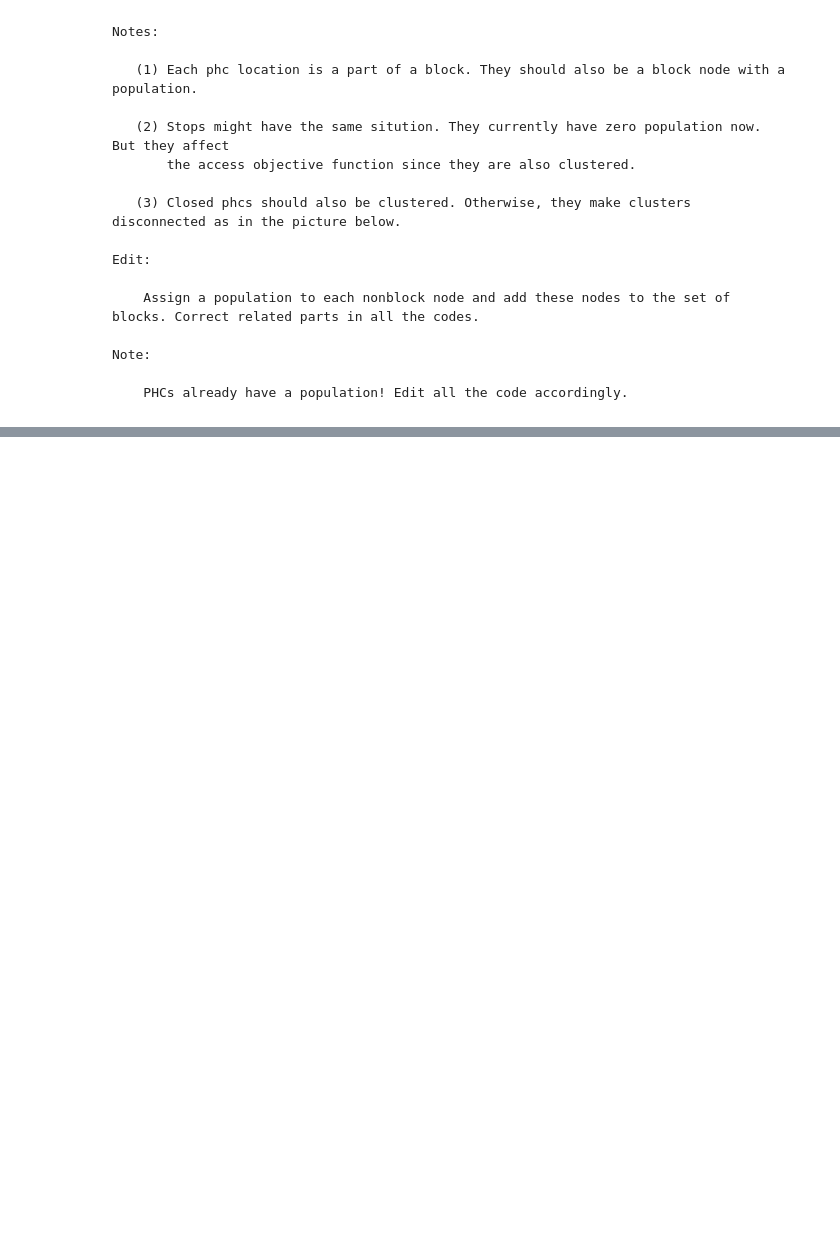
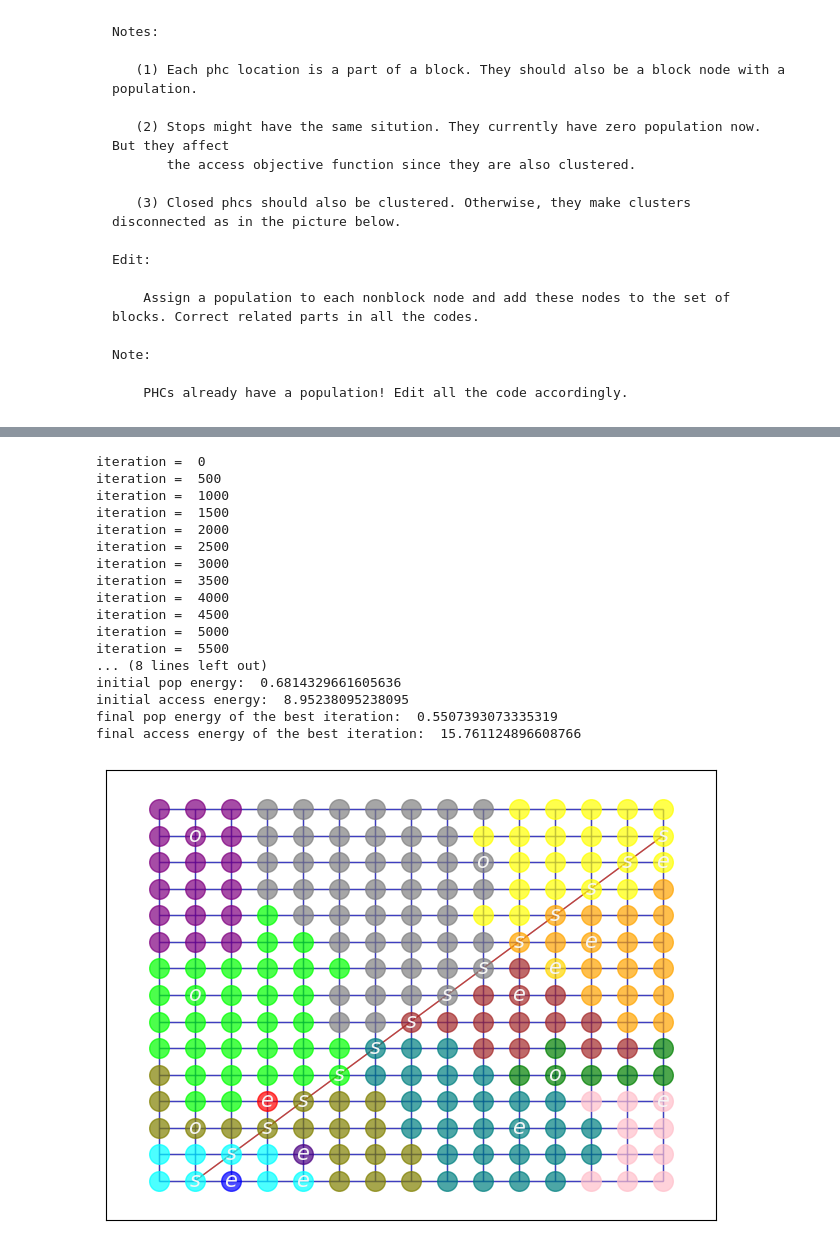
Before and after one commit to kirtisoglu/Chicago-ENCOUNTER-Network-Design, a Jupyter notebook: ricca/main2.ipynb, the cells around one changed output, grey strips where cells are left out. Drawn from its saved outputs; the diff is of its cells as text; code cells hidden in the pictures; blank space fills up the shorter version.

Commit message:
old bachelor completed

```diff
--- a/ricca/main2.ipynb
+++ b/ricca/main2.ipynb
@@ -169,0 +214,37 @@ AttributeError: 'tuple' object has no attribute 'keys'
+# %%
+alpha = 0.1
+num_iterations = 10000
+granularity = 0.001
+a = len(grid.keys())/2
+b = 1
+c = 1
+
+
+initial_OLD, initial_pop_OLD, initial_energy_pop_OLD, initial_energy_access_OLD, best_solution_OLD, best_energy_pop_OLD, best_energy_access_OLD= search.old_bachelor(G, grid, seeds, travel2, num_iterations, granularity, a, b, c, alpha)
+
+print("initial pop energy: ", initial_energy_pop_OLD)
+print("initial access energy: ", initial_energy_access_OLD)
+print("final pop energy of the best iteration: ", best_energy_pop_OLD)
+print("final access energy of the best iteration: ", best_energy_access_OLD)
+
+plot.plot_graph_clusters(G, V_stops, V_possible, V_existing, all_facilities, seeds, node_size, initial_OLD)
+plot.plot_graph_clusters(G, V_stops, V_possible, V_existing, all_facilities, seeds, node_size, best_solution_OLD)
+# %% [output]
+iteration =  0
+iteration =  500
+iteration =  1000
+iteration =  1500
+iteration =  2000
+iteration =  2500
+iteration =  3000
+iteration =  3500
+iteration =  4000
+iteration =  4500
+iteration =  5000
+iteration =  5500
+... (8 lines left out)
+initial pop energy:  0.6814329661605636
+initial access energy:  8.95238095238095
+final pop energy of the best iteration:  0.5507393073335319
+final access energy of the best iteration:  15.761124896608766
+[figure, added]
```
Also changed, not shown: parts of 16 cells of this notebook, 3 other files.
